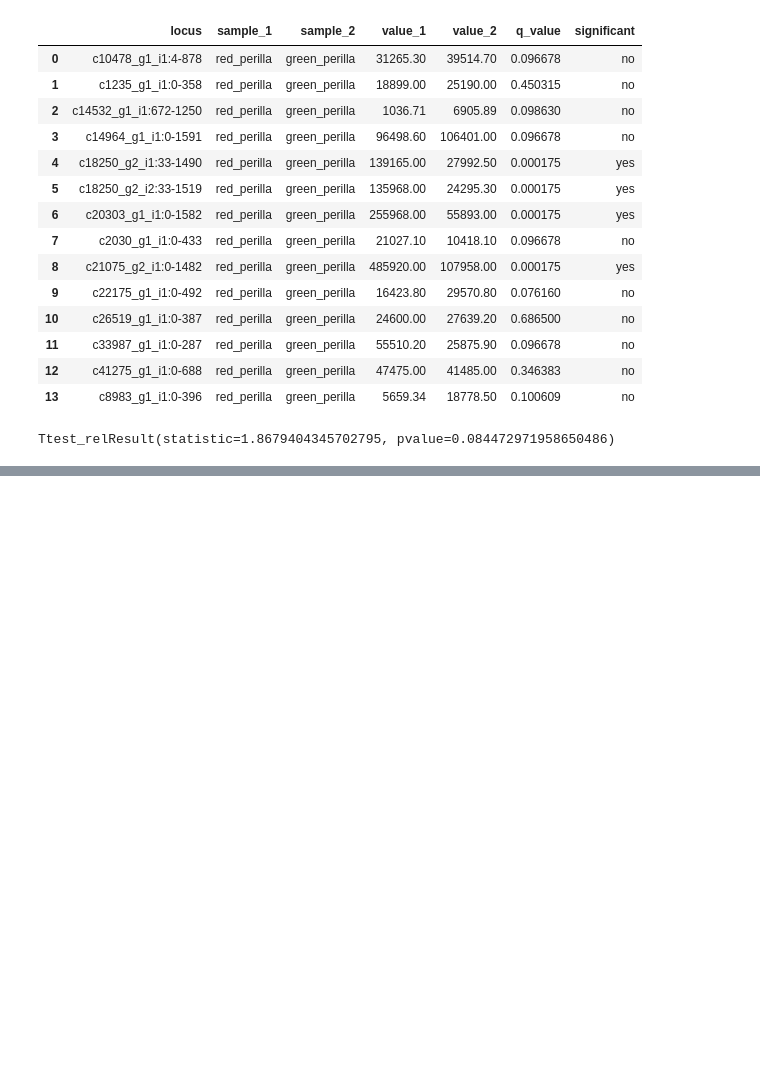
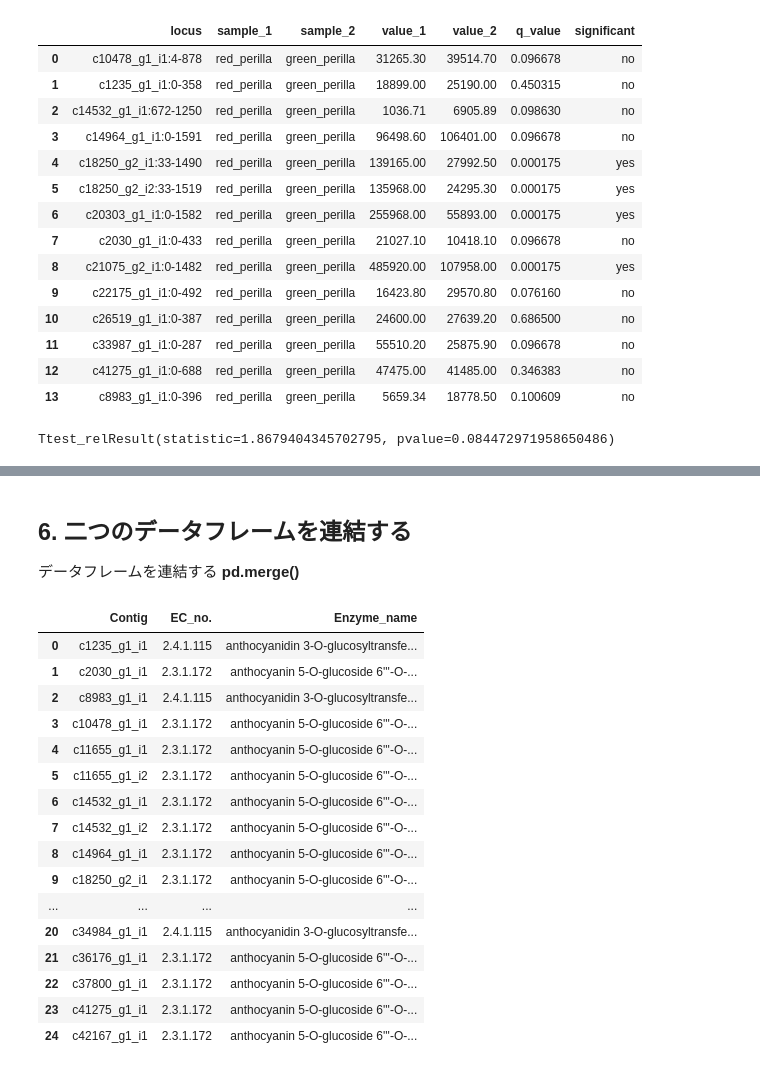
Before and after one commit to qqep685d/rnaseq_example, a Jupyter notebook: try_rnaseq_analysis/practice_python.ipynb, the cells around one changed output, grey strips where cells are left out. Saved outputs shown, nothing was run; the diff lists cells and outputs as text; code cells hidden in the pictures; blank space fills up the shorter version.

```diff
--- a/try_rnaseq_analysis/practice_python.ipynb
+++ b/try_rnaseq_analysis/practice_python.ipynb
@@ -216,0 +247,25 @@ Ttest_relResult(statistic=1.8679404345702795, pvalue=0.084472971958650486)
+# %% [markdown]
+## 6. 二つのデータフレームを連結する
+データフレームを連結する __pd.merge()__
+# %%
+# 新しいファイルを読み込み
+ctg = pd.read_csv("./etc/reference_contigs.txt", sep='\t', header=0)
+ctg
+# %% [output]
+|  | Contig | EC_no. | Enzyme_name |
+| 0 | c1235_g1_i1 | 2.4.1.115 | anthocyanidin 3-O-glucosyltransfe... |
+| 1 | c2030_g1_i1 | 2.3.1.172 | anthocyanin 5-O-glucoside 6'''-O-... |
+| 2 | c8983_g1_i1 | 2.4.1.115 | anthocyanidin 3-O-glucosyltransfe... |
+| 3 | c10478_g1_i1 | 2.3.1.172 | anthocyanin 5-O-glucoside 6'''-O-... |
+| 4 | c11655_g1_i1 | 2.3.1.172 | anthocyanin 5-O-glucoside 6'''-O-... |
+| 5 | c11655_g1_i2 | 2.3.1.172 | anthocyanin 5-O-glucoside 6'''-O-... |
+| 6 | c14532_g1_i1 | 2.3.1.172 | anthocyanin 5-O-glucoside 6'''-O-... |
+| 7 | c14532_g1_i2 | 2.3.1.172 | anthocyanin 5-O-glucoside 6'''-O-... |
+| 8 | c14964_g1_i1 | 2.3.1.172 | anthocyanin 5-O-glucoside 6'''-O-... |
+| 9 | c18250_g2_i1 | 2.3.1.172 | anthocyanin 5-O-glucoside 6'''-O-... |
+| ... | ... | ... | ... |
+| 20 | c34984_g1_i1 | 2.4.1.115 | anthocyanidin 3-O-glucosyltransfe... |
+| 21 | c36176_g1_i1 | 2.3.1.172 | anthocyanin 5-O-glucoside 6'''-O-... |
+| 22 | c37800_g1_i1 | 2.3.1.172 | anthocyanin 5-O-glucoside 6'''-O-... |
+| 23 | c41275_g1_i1 | 2.3.1.172 | anthocyanin 5-O-glucoside 6'''-O-... |
+| 24 | c42167_g1_i1 | 2.3.1.172 | anthocyanin 5-O-glucoside 6'''-O-... |
```
Also changed, not shown: parts of 3 cells of this notebook.
